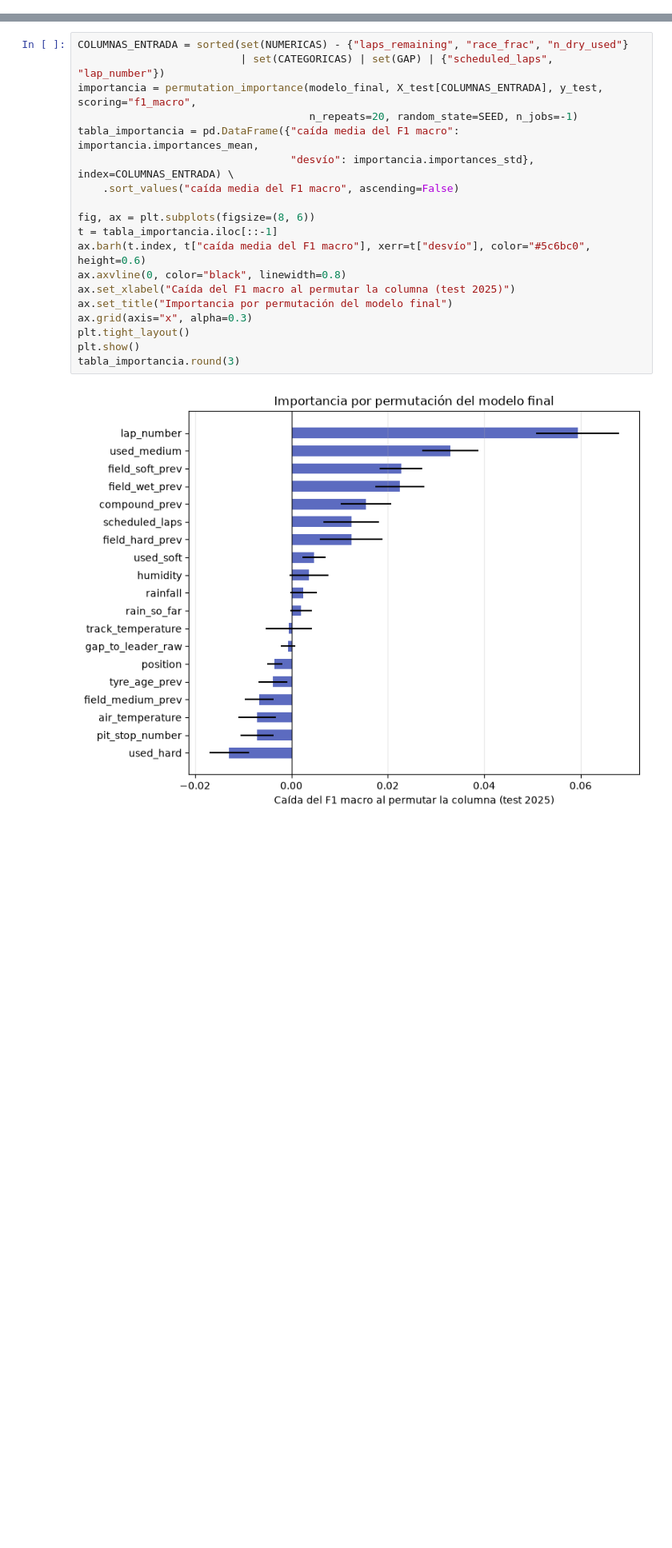
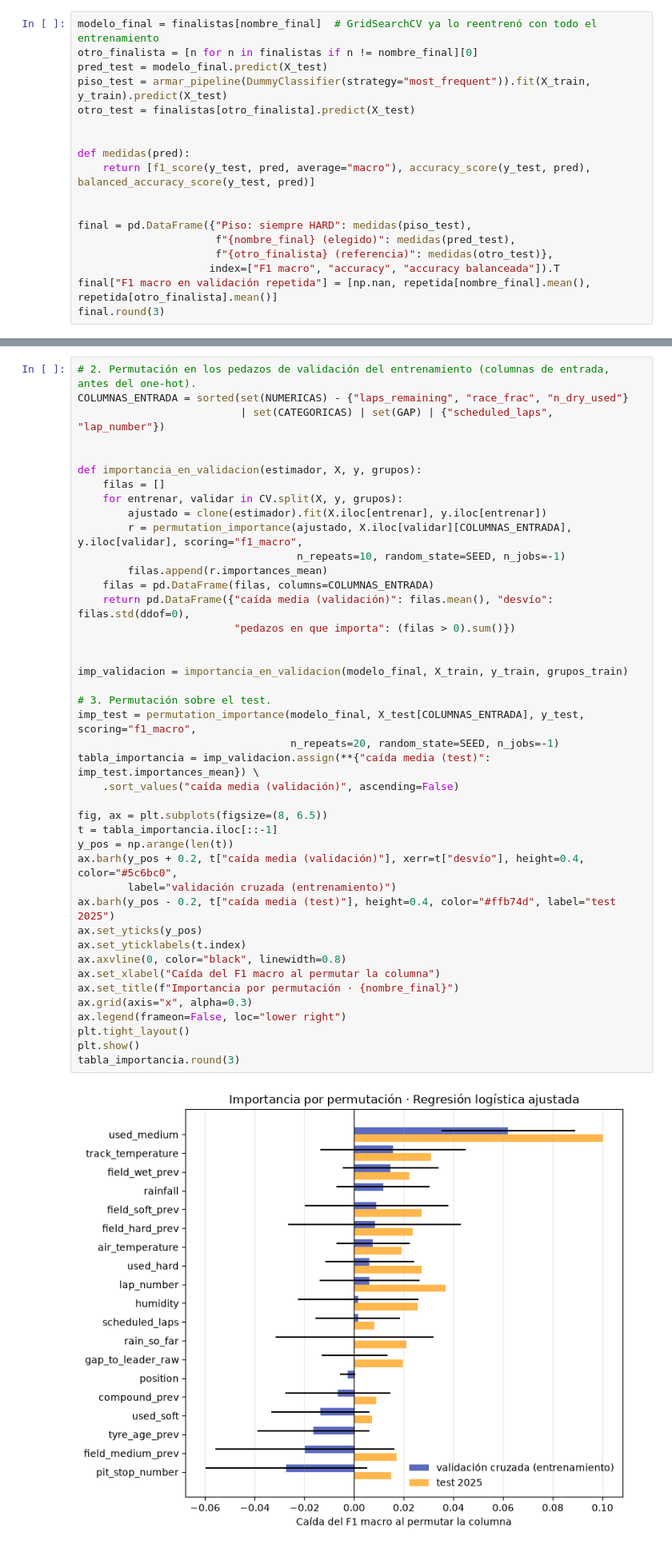
Before and after one commit to solfalabella7/f1-strategy-pipeline, a Jupyter notebook: Entrega3/Entrega3_Modelado.ipynb, the cells around one changed output, grey strips where cells are left out. Shown at 80% size. Cells and saved outputs as stored; diff of their text form; blank space fills up the shorter version.

```diff
--- a/Entrega3/Entrega3_Modelado.ipynb
+++ b/Entrega3/Entrega3_Modelado.ipynb
@@ -771,0 +906,18 @@ final.round(3)
+# %%
+modelo_final = finalistas[nombre_final]  # GridSearchCV ya lo reentrenó con todo el entrenamiento
+otro_finalista = [n for n in finalistas if n != nombre_final][0]
+pred_test = modelo_final.predict(X_test)
+piso_test = armar_pipeline(DummyClassifier(strategy="most_frequent")).fit(X_train, y_train).predict(X_test)
+otro_test = finalistas[otro_finalista].predict(X_test)
+
+
+def medidas(pred):
+    return [f1_score(y_test, pred, average="macro"), accuracy_score(y_test, pred), balanced_accuracy_score(y_test, pred)]
+
+
+final = pd.DataFrame({"Piso: siempre HARD": medidas(piso_test),
+                      f"{nombre_final} (elegido)": medidas(pred_test),
+                      f"{otro_finalista} (referencia)": medidas(otro_test)},
+                     index=["F1 macro", "accuracy", "accuracy balanceada"]).T
+final["F1 macro en validación repetida"] = [np.nan, repetida[nombre_final].mean(), repetida[otro_finalista].mean()]
+final.round(3)
@@ -885,21 +1172,44 @@ lectura[lectura["meeting_name"] == peor].groupby(["compound_prev", "real", "pred
 # %%
+# 2. Permutación en los pedazos de validación del entrenamiento (columnas de entrada, antes del one-hot).
 COLUMNAS_ENTRADA = sorted(set(NUMERICAS) - {"laps_remaining", "race_frac", "n_dry_used"}
                           | set(CATEGORICAS) | set(GAP) | {"scheduled_laps", "lap_number"})
-importancia = permutation_importance(modelo_final, X_test[COLUMNAS_ENTRADA], y_test, scoring="f1_macro",
-                                     n_repeats=20, random_state=SEED, n_jobs=-1)
-tabla_importancia = pd.DataFrame({"caída media del F1 macro": importancia.importances_mean,
-                                  "desvío": importancia.importances_std}, index=COLUMNAS_ENTRADA) \
-    .sort_values("caída media del F1 macro", ascending=False)
 
-fig, ax = plt.subplots(figsize=(8, 6))
+
+def importancia_en_validacion(estimador, X, y, grupos):
+    filas = []
+    for entrenar, validar in CV.split(X, y, grupos):
+        ajustado = clone(estimador).fit(X.iloc[entrenar], y.iloc[entrenar])
+        r = permutation_importance(ajustado, X.iloc[validar][COLUMNAS_ENTRADA], y.iloc[validar], scoring="f1_macro",
+                                   n_repeats=10, random_state=SEED, n_jobs=-1)
+        filas.append(r.importances_mean)
+    filas = pd.DataFrame(filas, columns=COLUMNAS_ENTRADA)
+    return pd.DataFrame({"caída media (validación)": filas.mean(), "desvío": filas.std(ddof=0),
+                         "pedazos en que importa": (filas > 0).sum()})
+
+
+imp_validacion = importancia_en_validacion(modelo_final, X_train, y_train, grupos_train)
+
+# 3. Permutación sobre el test.
+imp_test = permutation_importance(modelo_final, X_test[COLUMNAS_ENTRADA], y_test, scoring="f1_macro",
+                                  n_repeats=20, random_state=SEED, n_jobs=-1)
+tabla_importancia = imp_validacion.assign(**{"caída media (test)": imp_test.importances_mean}) \
+    .sort_values("caída media (validación)", ascending=False)
+
+fig, ax = plt.subplots(figsize=(8, 6.5))
 t = tabla_importancia.iloc[::-1]
-ax.barh(t.index, t["caída media del F1 macro"], xerr=t["desvío"], color="#5c6bc0", height=0.6)
+y_pos = np.arange(len(t))
+ax.barh(y_pos + 0.2, t["caída media (validación)"], xerr=t["desvío"], height=0.4, color="#5c6bc0",
+        label="validación cruzada (entrenamiento)")
+ax.barh(y_pos - 0.2, t["caída media (test)"], height=0.4, color="#ffb74d", label="test 2025")
+ax.set_yticks(y_pos)
+ax.set_yticklabels(t.index)
 ax.axvline(0, color="black", linewidth=0.8)
-ax.set_xlabel("Caída del F1 macro al permutar la columna (test 2025)")
-ax.set_title("Importancia por permutación del modelo final")
+ax.set_xlabel("Caída del F1 macro al permutar la columna")
+ax.set_title(f"Importancia por permutación · {nombre_final}")
 ax.grid(axis="x", alpha=0.3)
+ax.legend(frameon=False, loc="lower right")
 plt.tight_layout()
 plt.show()
 tabla_importancia.round(3)
 # %% [output]
-[figure, old version]
+[figure, new version]
```
Also changed, not shown: parts of 41 cells of this notebook, 1 other file.
